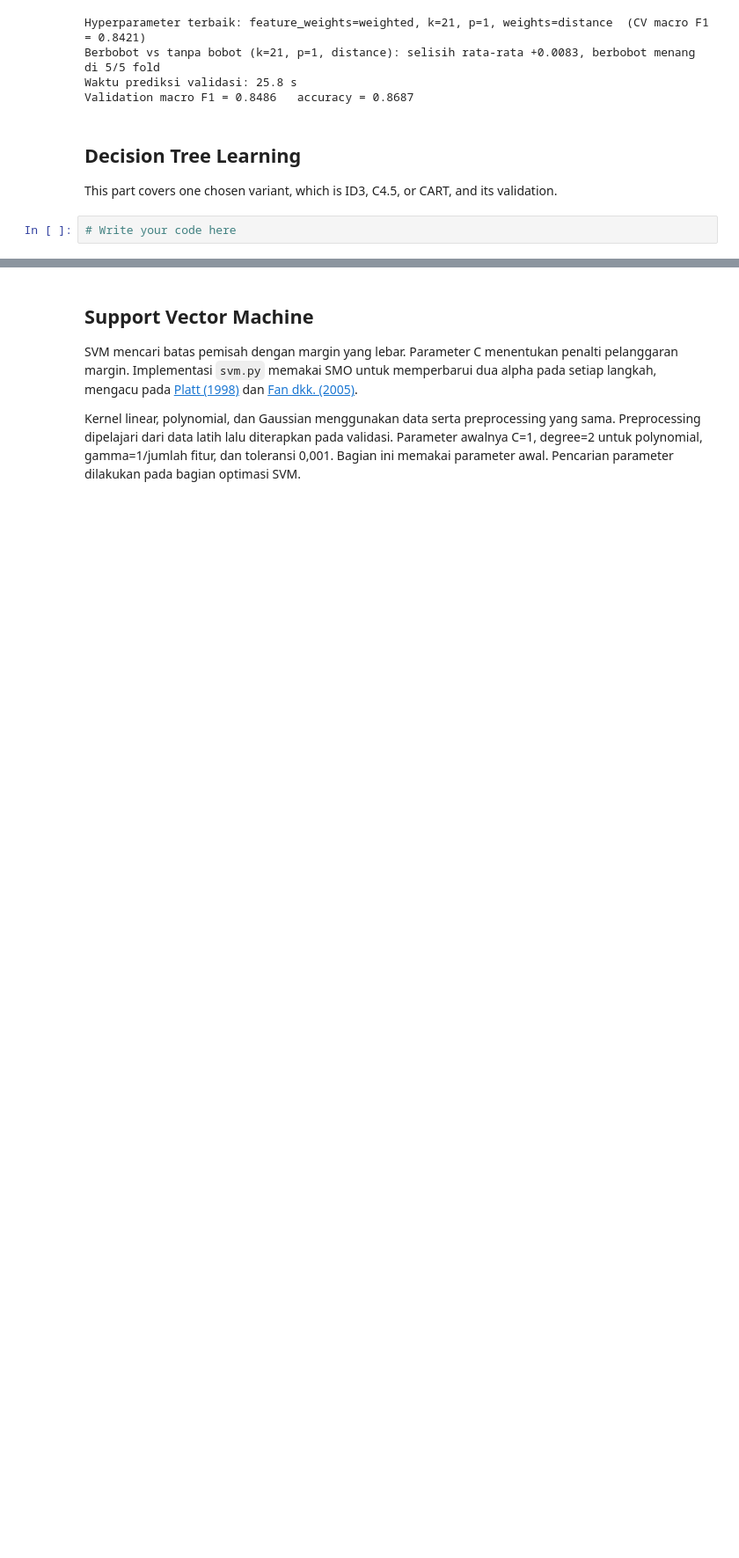
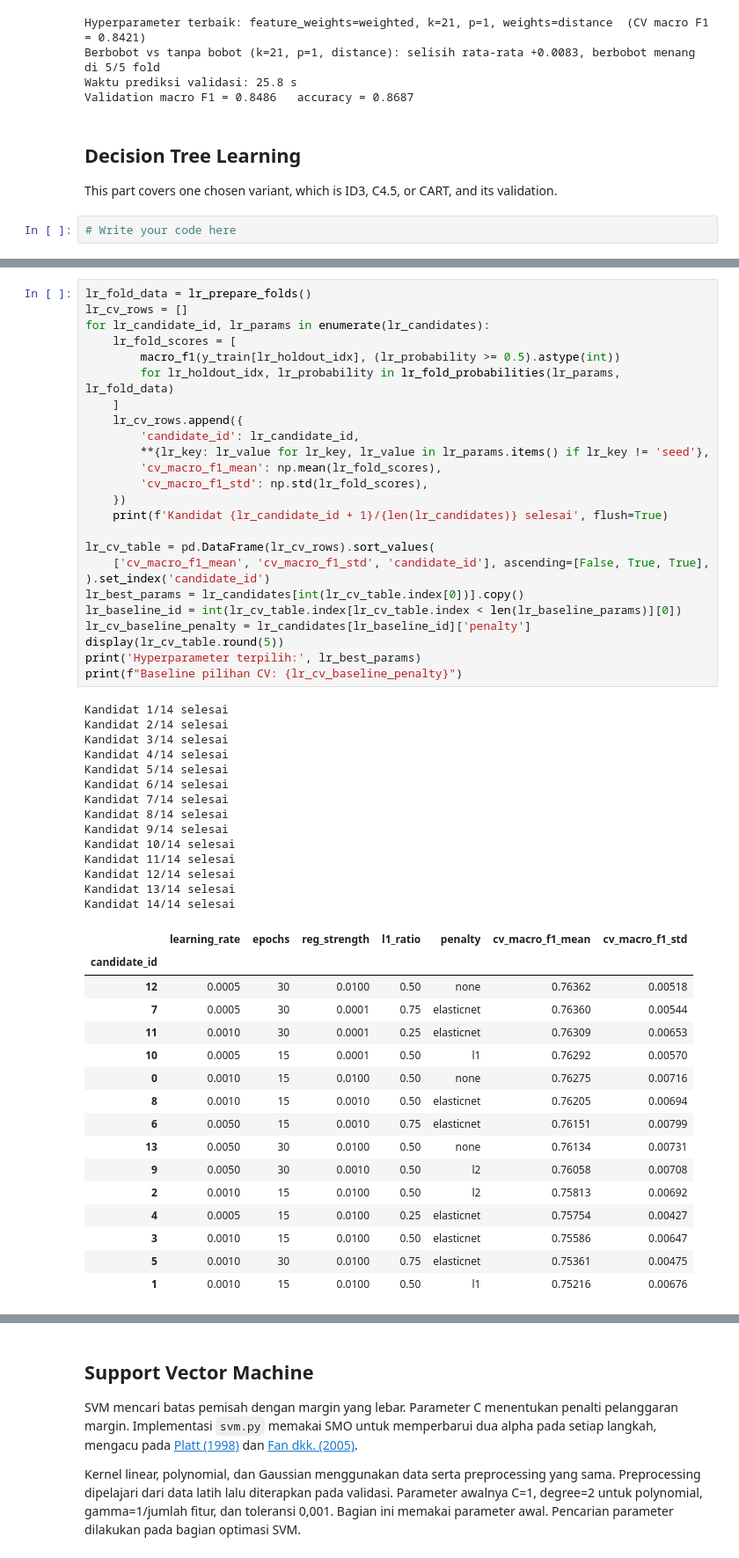
Before and after one commit to zizadhrmaa/IF3170_G25_IMKSIAI, a Jupyter notebook: src/Notebook_Tugas_Besar_2_IF3170_Inteligensi_Artifisial_2026_2027.ipynb, the cells around one changed output, grey strips where cells are left out. Shown at 88% size. Saved outputs shown, nothing was run; the diff lists cells and outputs as text; blank space fills up the shorter version.

```diff
--- a/src/Notebook_Tugas_Besar_2_IF3170_Inteligensi_Artifisial_2026_2027.ipynb
+++ b/src/Notebook_Tugas_Besar_2_IF3170_Inteligensi_Artifisial_2026_2027.ipynb
@@ -683,0 +777,56 @@ This part covers the model with L1, L2, and Elastic Net regularization.
+# %%
+lr_fold_data = lr_prepare_folds()
+lr_cv_rows = []
+for lr_candidate_id, lr_params in enumerate(lr_candidates):
+    lr_fold_scores = [
+        macro_f1(y_train[lr_holdout_idx], (lr_probability >= 0.5).astype(int))
+        for lr_holdout_idx, lr_probability in lr_fold_probabilities(lr_params, lr_fold_data)
+    ]
+    lr_cv_rows.append({
+        'candidate_id': lr_candidate_id,
+        **{lr_key: lr_value for lr_key, lr_value in lr_params.items() if lr_key != 'seed'},
+        'cv_macro_f1_mean': np.mean(lr_fold_scores),
+        'cv_macro_f1_std': np.std(lr_fold_scores),
+    })
+    print(f'Kandidat {lr_candidate_id + 1}/{len(lr_candidates)} selesai', flush=True)
+
+lr_cv_table = pd.DataFrame(lr_cv_rows).sort_values(
+    ['cv_macro_f1_mean', 'cv_macro_f1_std', 'candidate_id'], ascending=[False, True, True],
+).set_index('candidate_id')
+lr_best_params = lr_candidates[int(lr_cv_table.index[0])].copy()
+lr_baseline_id = int(lr_cv_table.index[lr_cv_table.index < len(lr_baseline_params)][0])
+lr_cv_baseline_penalty = lr_candidates[lr_baseline_id]['penalty']
+display(lr_cv_table.round(5))
+print('Hyperparameter terpilih:', lr_best_params)
+print(f"Baseline pilihan CV: {lr_cv_baseline_penalty}")
+# %% [output]
+Kandidat 1/14 selesai
+Kandidat 2/14 selesai
+Kandidat 3/14 selesai
+Kandidat 4/14 selesai
+Kandidat 5/14 selesai
+Kandidat 6/14 selesai
+Kandidat 7/14 selesai
+Kandidat 8/14 selesai
+Kandidat 9/14 selesai
+Kandidat 10/14 selesai
+Kandidat 11/14 selesai
+Kandidat 12/14 selesai
+Kandidat 13/14 selesai
+Kandidat 14/14 selesai
+|  | learning_rate | epochs | reg_strength | l1_ratio | penalty | cv_macro_f1_mean | cv_macro_f1_std |
+| candidate_id |  |  |  |  |  |  |  |
+| 12 | 0.0005 | 30 | 0.0100 | 0.50 | none | 0.76362 | 0.00518 |
+| 7 | 0.0005 | 30 | 0.0001 | 0.75 | elasticnet | 0.76360 | 0.00544 |
+| 11 | 0.0010 | 30 | 0.0001 | 0.25 | elasticnet | 0.76309 | 0.00653 |
+| 10 | 0.0005 | 15 | 0.0001 | 0.50 | l1 | 0.76292 | 0.00570 |
+| 0 | 0.0010 | 15 | 0.0100 | 0.50 | none | 0.76275 | 0.00716 |
+| 8 | 0.0010 | 15 | 0.0010 | 0.50 | elasticnet | 0.76205 | 0.00694 |
+| 6 | 0.0050 | 15 | 0.0010 | 0.75 | elasticnet | 0.76151 | 0.00799 |
+| 13 | 0.0050 | 30 | 0.0100 | 0.50 | none | 0.76134 | 0.00731 |
+| 9 | 0.0050 | 30 | 0.0010 | 0.50 | l2 | 0.76058 | 0.00708 |
+| 2 | 0.0010 | 15 | 0.0100 | 0.50 | l2 | 0.75813 | 0.00692 |
+| 4 | 0.0005 | 15 | 0.0100 | 0.25 | elasticnet | 0.75754 | 0.00427 |
+| 3 | 0.0010 | 15 | 0.0100 | 0.50 | elasticnet | 0.75586 | 0.00647 |
+| 5 | 0.0010 | 30 | 0.0100 | 0.75 | elasticnet | 0.75361 | 0.00475 |
+| 1 | 0.0010 | 15 | 0.0100 | 0.50 | l1 | 0.75216 | 0.00676 |
```
Also changed, not shown: parts of 25 cells of this notebook, 1 other file.
